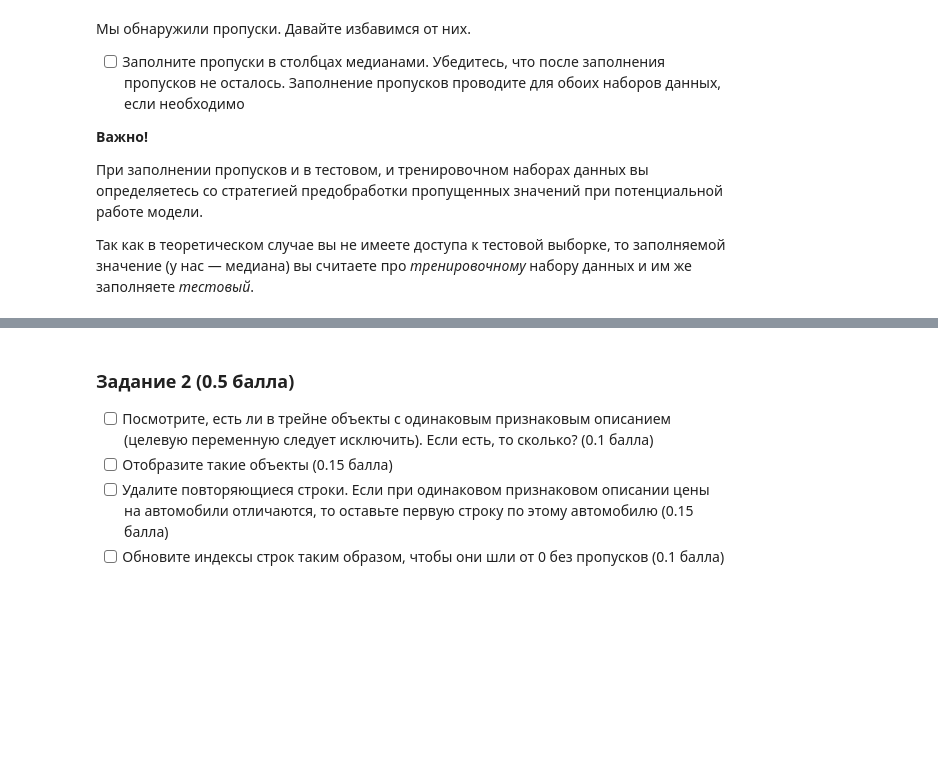
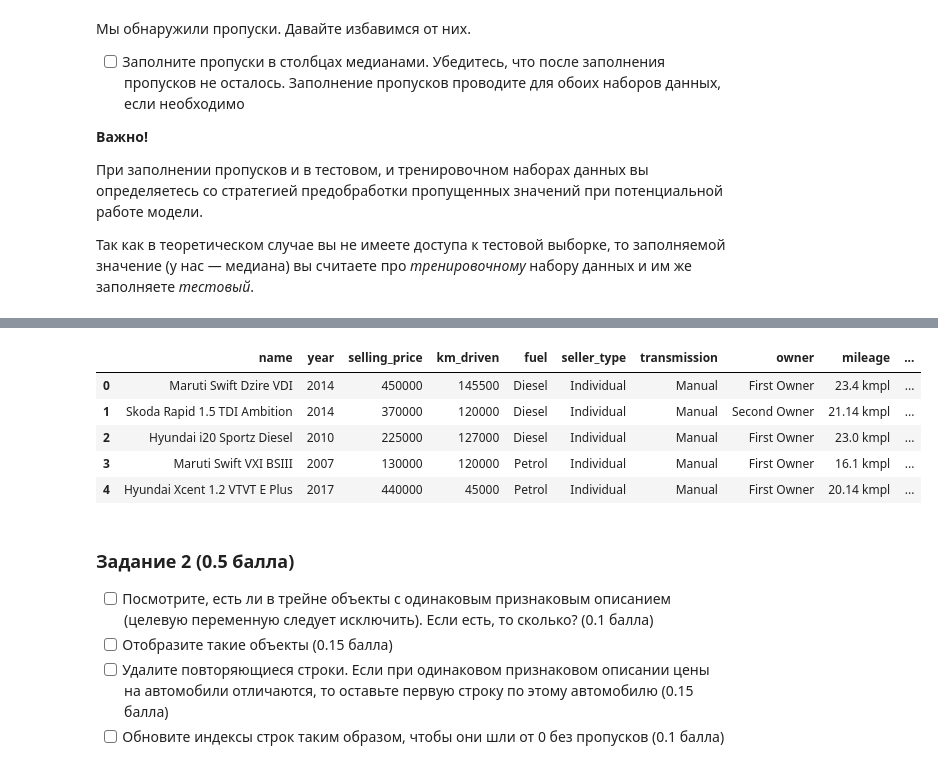
Before and after one commit to psaw/hse-ai24-ml, a Jupyter notebook: ai_hw1_regression_with_inference_base.ipynb, the cells around one changed output, grey strips where cells are left out. Saved outputs shown, nothing was run; the diff lists cells and outputs as text; code cells hidden in the pictures; blank space fills up the shorter version.

```diff
--- a/ai_hw1_regression_with_inference_base.ipynb
+++ b/ai_hw1_regression_with_inference_base.ipynb
@@ -83,0 +133,13 @@ Test data shape:  (1000, 13)
+# %%
+# your code here
+
+# Выделим вещественную часть из признаков 'mileage', 'engine' и 'max_power', чтобы заполнить отсутствующие значения медианой
+# df_train[['mileage_value', 'mileage_unit']] = df_train['mileage'].str.split(' ', expand=True)
+# df_train[['engine_value', 'engine_unit']] = df_train['engine'].str.split(' ', expand=True)
+# df_train[['max_power_value', 'max_power_unit']] = df_train['max_power'].str.split(' ', expand=True)
+df_train[['max_power_value', 'max_power_unit']] = df_train['max_power'].str.split(' ', expand=True)
+
+
+# df_train['mileage'][df_train['mileage'].notnull()].str.split(' ', expand=True)
+# df_train['mileage_value'] = df_train['mileage'][df_train['mileage'].notnull()].map(lambda x: x.split()[0])
+# df_train['mileage_unit'] = df_train['mileage'][df_train['mileage'].notnull()].map(lambda x: x.split()[1])
@@ -84,3 +177,13 @@ Test data shape:  (1000, 13)
+# %%
+df_train.drop(df_train.columns[-1], inplace=True, axis=1)
+df_train.head()
+# %% [output]
+|  | name | year | selling_price | km_driven | fuel | seller_type | transmission | owner | mileage | ... |
+| 0 | Maruti Swift Dzire VDI | 2014 | 450000 | 145500 | Diesel | Individual | Manual | First Owner | 23.4 kmpl | ... |
+| 1 | Skoda Rapid 1.5 TDI Ambition | 2014 | 370000 | 120000 | Diesel | Individual | Manual | Second Owner | 21.14 kmpl | ... |
+| 2 | Hyundai i20 Sportz Diesel | 2010 | 225000 | 127000 | Diesel | Individual | Manual | First Owner | 23.0 kmpl | ... |
+| 3 | Maruti Swift VXI BSIII | 2007 | 130000 | 120000 | Petrol | Individual | Manual | First Owner | 16.1 kmpl | ... |
+| 4 | Hyundai Xcent 1.2 VTVT E Plus | 2017 | 440000 | 45000 | Petrol | Individual | Manual | First Owner | 20.14 kmpl | ... |
 # %% [markdown]
 ### **Задание 2 (0.5 балла)**
 
```
Also changed, not shown: parts of 10 cells of this notebook.
